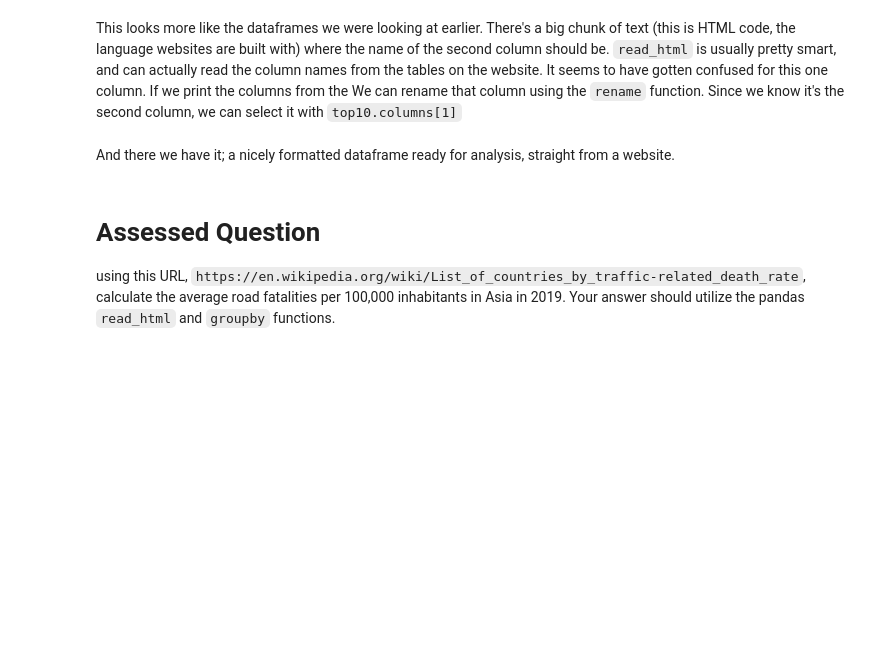
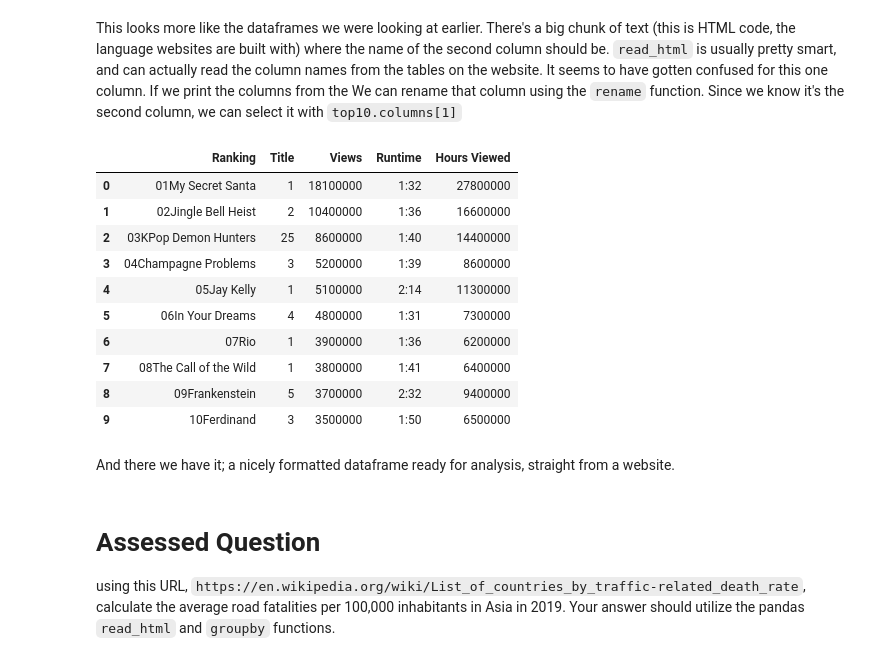
Before and after one commit to x10cll/QM2, a Jupyter notebook: notebooks/W02. Pandas.ipynb, the cells around one changed output. Drawn from its saved outputs; the diff is of its cells as text; code cells hidden in the pictures; blank space fills up the shorter version.

```diff
--- a/notebooks/W02. Pandas.ipynb
+++ b/notebooks/W02. Pandas.ipynb
@@ -385,8 +384,20 @@ top10
 # %% [markdown]
 This looks more like the dataframes we were looking at earlier. There's a big chunk of text (this is HTML code, the language websites are built with) where the name of the second column should be. `read_html` is usually pretty smart, and can actually read the column names from the tables on the website. It seems to have gotten confused for this one column. If we print the columns from the  We can rename that column using the `rename` function. Since we know it's the second column, we can select it with `top10.columns[1]`
-# %%
-top10=tables[0]
-top10
+# %%
+top10.rename(columns={top10.columns[1]: "Title" }, inplace = True)
+top10
+# %% [output]
+|  | Ranking | Title | Views | Runtime | Hours Viewed |
+| 0 | 01My Secret Santa | 1 | 18100000 | 1:32 | 27800000 |
+| 1 | 02Jingle Bell Heist | 2 | 10400000 | 1:36 | 16600000 |
+| 2 | 03KPop Demon Hunters | 25 | 8600000 | 1:40 | 14400000 |
+| 3 | 04Champagne Problems | 3 | 5200000 | 1:39 | 8600000 |
+| 4 | 05Jay Kelly | 1 | 5100000 | 2:14 | 11300000 |
+| 5 | 06In Your Dreams | 4 | 4800000 | 1:31 | 7300000 |
+| 6 | 07Rio | 1 | 3900000 | 1:36 | 6200000 |
+| 7 | 08The Call of the Wild | 1 | 3800000 | 1:41 | 6400000 |
+| 8 | 09Frankenstein | 5 | 3700000 | 2:32 | 9400000 |
+| 9 | 10Ferdinand | 3 | 3500000 | 1:50 | 6500000 |
 # %% [markdown]
 And there we have it; a nicely formatted dataframe ready for analysis, straight from a website.
 # %% [markdown]
```
Also changed, not shown: parts of 6 cells of this notebook.
